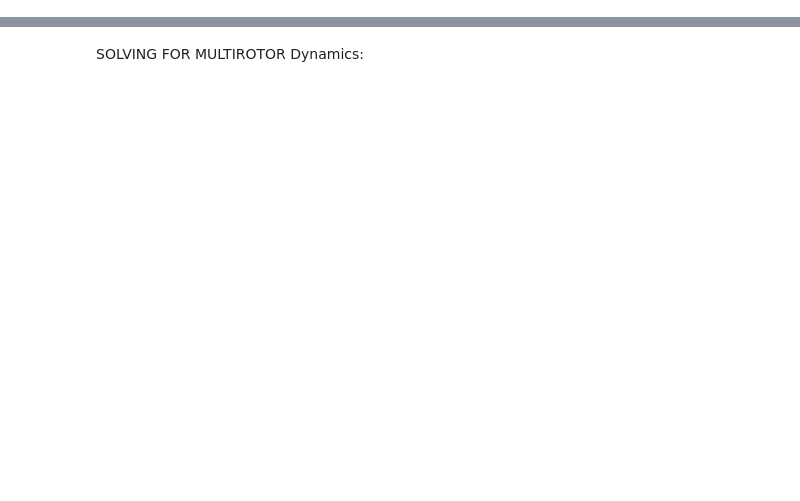
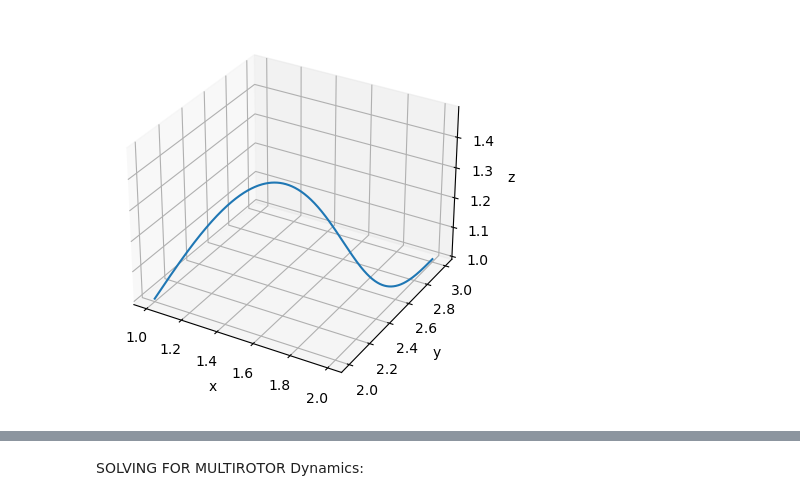
Before and after one commit to w-sribunma/pyecca, a Jupyter notebook: notebooks/BezierTraj-Optimization/Bezier-TimeAllocation/test-bez-plan.ipynb, the cells around one changed output, grey strips where cells are left out. Drawn from its saved outputs; the diff is of its cells as text; code cells hidden in the pictures; blank space fills up the shorter version.

```diff
--- a/notebooks/BezierTraj-Optimization/Bezier-TimeAllocation/test-bez-plan.ipynb
+++ b/notebooks/BezierTraj-Optimization/Bezier-TimeAllocation/test-bez-plan.ipynb
@@ -215,0 +229,99 @@ plt.grid()
+# %%
+# 1 leg
+# Bez1legsim1
+def generate_path():
+    '''
+    Return optimized trajectory
+    '''
+    bc_t = np.array([
+        [ # position
+            [1, 2, 1],  # wp0, x, y, z
+            [2, 3, 1]   # wp1, x, y, z
+        ],
+        [ # velocity
+            [1, 0, 1],
+            [0, 1, 0]
+        ]
+    ])
+    k =10
+    # t0 = np.linspace(0, T0, 3000)
+    t_total = 0
+    x1 = np.array([])
+    vx1 = np.array([])
+    ax1 = np.array([])
+    jx1 = np.array([])
+    sx1 = np.array([])
+    y1 = np.array([])
+    vy1 = np.array([])
+    ay1 = np.array([])
+    jy1 = np.array([])
+    sy1 = np.array([])
+    z1 = np.array([])
+    vz1 = np.array([])
+    az1 = np.array([])
+    jz1 = np.array([])
+    sz1 = np.array([])
+
+
+    for i in range(bc_t.shape[1]-1):
+        bc = bc_t[:,i:i+2,:]
+        T0 = multiRotor_timeOpt(bc,k)
+        t_total = t_total + T0
+        x,vx,ax,jx,sx,y,vy,ay,jy,sy,z,vz,az,jz,sz= multiRotor_plan(bc,T0)
+        x1 = np.append(x1,x)
+        vx1 = np.append(vx1,vx)
+        ax1 = np.append(ax1,ax)
+        jx1 = np.append(jx1,jx)
+        sx1 = np.append(sx1,sx)
+        y1 = np.append(y1,y)
+        vy1 = np.append(vy1,vy)
+        ay1 = np.append(ay1,ay)
+        jy1 = np.append(jy1,jy)
+        sy1 = np.append(sy1,sy)
+        z1 = np.append(z1,z)
+        vz1 = np.append(vz1,vz)
+        az1 = np.append(az1,az)
+        jz1 = np.append(jz1,jz)
+        sz1 = np.append(sz1,sz)
+        display(T0)
+    t_array = np.linspace(0,t_total,x1.size)
+
+    if True:
+        plt.figure()
+        axplot = plt.axes(projection='3d')
+        axplot.plot3D(x1,y1,z1)
+        axplot.set_xlabel('x')
+        axplot.set_ylabel('y')
+        axplot.set_zlabel('z')
+
+        plt.figure()
+        plt.plot(t_array, x1, label='px')
+        plt.plot(t_array, vx1, label='vx', linewidth=2, color='red')
+        plt.plot(t_array, ax1, label='ax', color='orange', linewidth=3)
+        plt.title('X vs time')
+        plt.legend()
+        plt.grid()
+
+        plt.figure()
+        plt.plot(t_array, y1, label='py')
+        plt.plot(t_array, vy1, label='vy', linewidth=2, color='red')
+        plt.plot(t_array, ay1, label='ay', color='orange', linewidth=3)
+        plt.title('Y vs time')
+        plt.legend()
+        plt.grid()
+
+        plt.figure()
+        plt.plot(t_array, z1, label='pz')
+        plt.plot(t_array, vz1, label='vz', linewidth=2, color='red')
+        plt.plot(t_array, az1, label='az', color='orange', linewidth=3)
+        plt.title('Z vs time')
+        plt.legend()
+        plt.grid()
+
+    return {'x':x,'vx':vx,
+            'ax':ax, 'jx':jx , 'sx':sx, 'y':y,
+            'vy':vy , 'ay':ay, 'jy':jy,
+            'sy':sy , 'z':z , 'vz':vz, 'az':az ,'jz':jz, 'sz':sz}
+
+path = generate_path()
+# %% [output]
@@ -215,0 +329 @@ plt.grid()
+[figure, added]
```
Also changed, not shown: parts of 9 cells of this notebook, 1 other file.
